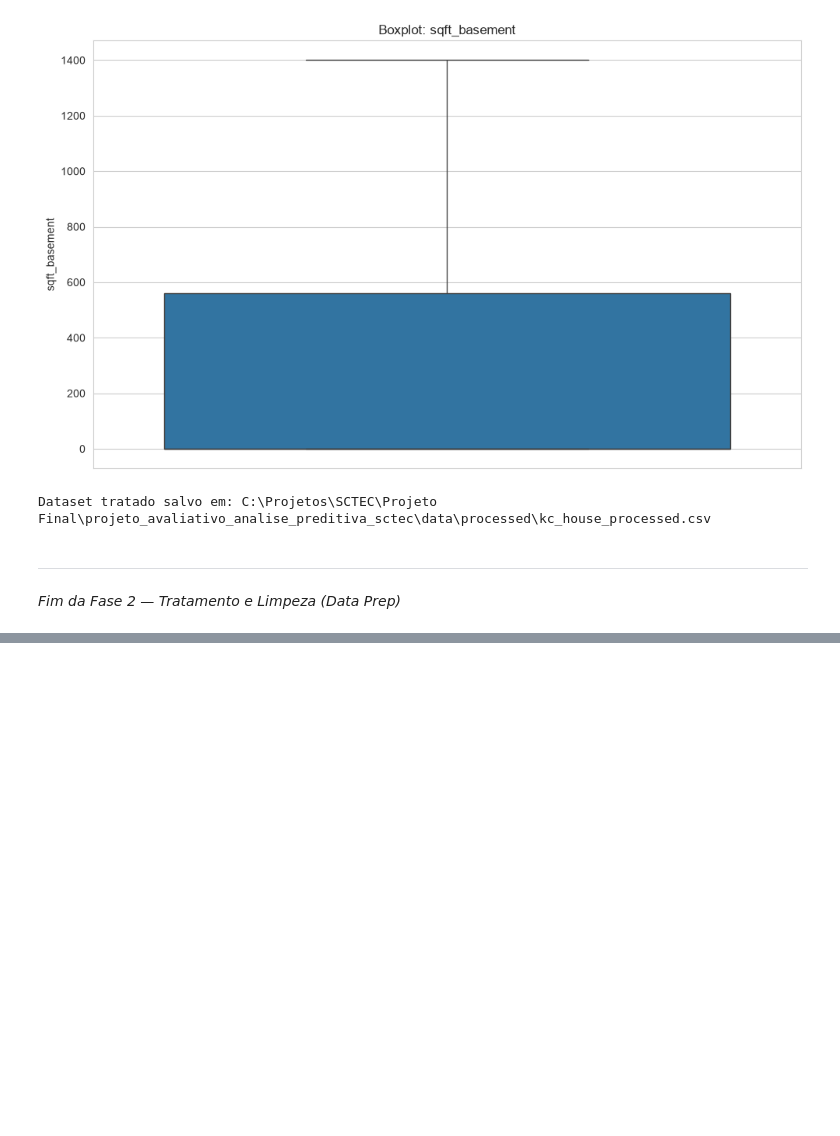
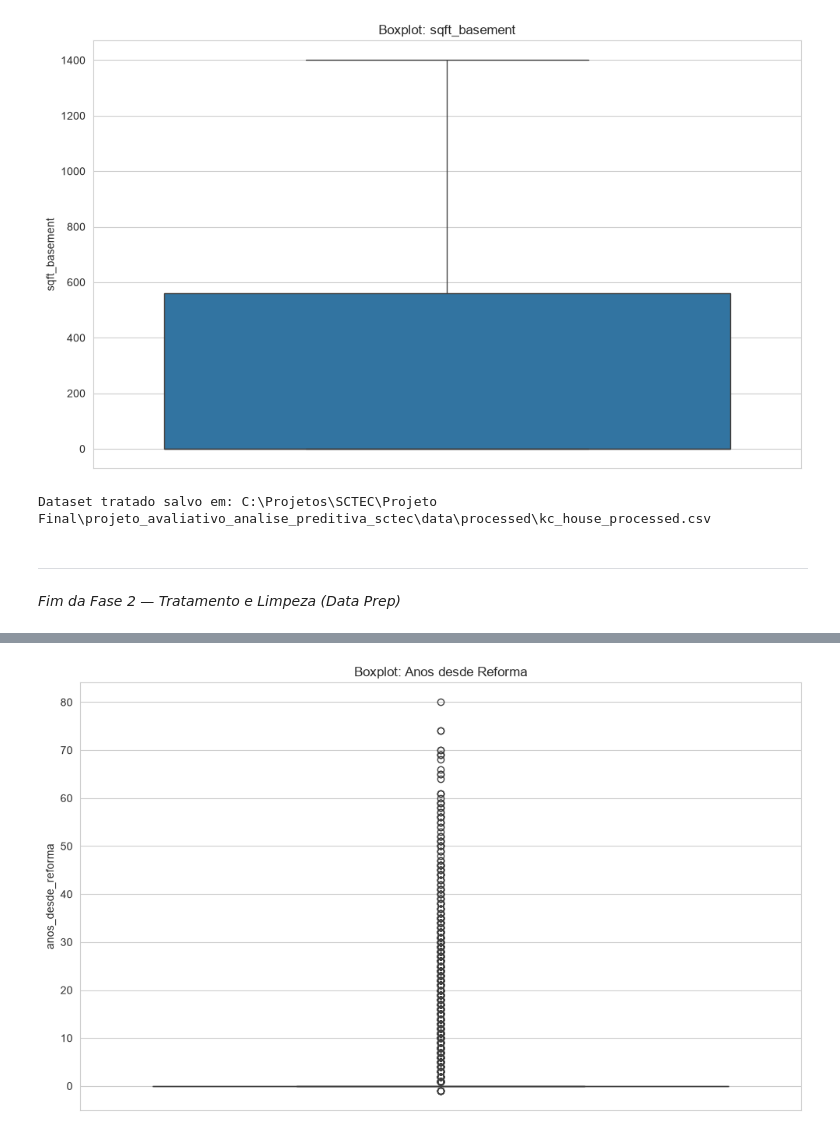
Before and after one commit to robertosim/projeto_avaliativo_analise_preditiva_sctec, a Jupyter notebook: notebooks/principal.ipynb, the cells around one changed output, grey strips where cells are left out. Cells and saved outputs as stored; diff of their text form; code cells hidden in the pictures; blank space fills up the shorter version.

```diff
--- a/notebooks/principal.ipynb
+++ b/notebooks/principal.ipynb
@@ -349,0 +570,9 @@ Dataset tratado salvo em: C:\Projetos\SCTEC\Projeto Final\projeto_avaliativo_ana
+# %%
+# Boxplot de anos_desde_reforma
+fig, ax = plt.subplots()
+sns.boxplot(data=df, y="anos_desde_reforma", ax=ax)
+ax.set_title("Boxplot: Anos desde Reforma")
+plt.tight_layout()
+plt.show()
+# %% [output]
+[figure, added]
```
Also changed, not shown: parts of 32 cells of this notebook, 2 other files.
